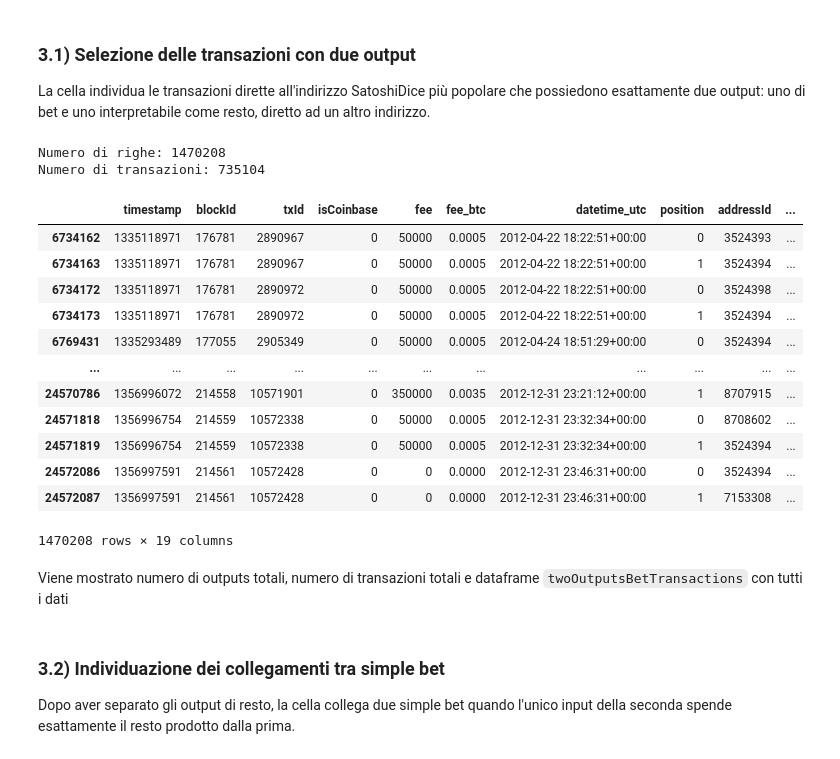
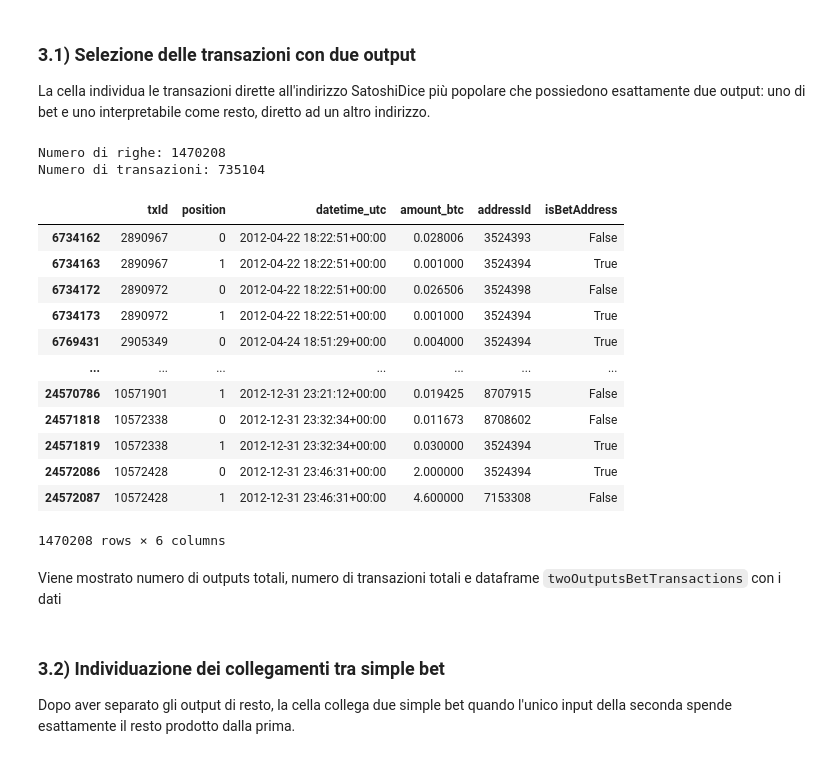
Before and after one commit to ArcticWrr/BetFlow, a Jupyter notebook: progetto_BetFlow.ipynb, the cells around one changed output. Cells and saved outputs as stored; diff of their text form; code cells hidden in the pictures.

```diff
--- a/progetto_BetFlow.ipynb
+++ b/progetto_BetFlow.ipynb
@@ -62,7 +61,8 @@ DATASETS = {
     "transactions": {
         "path": RAW_DATA_DIR / "transactions.csv",
         "sep": ",",
-        "columns": ["timestamp", "blockId", "txId", "isCoinbase", "fee"],
+        "columns": ["timestamp", "blockId", "txId",
+                    "isCoinbase", "fee"],
     },
     "inputs": {
         "path": RAW_DATA_DIR / "inputs.csv",
@@ -72,7 +72,8 @@ DATASETS = {
     "outputs": {
         "path": RAW_DATA_DIR / "outputs.csv",
         "sep": ",",
-        "columns": ["txId", "position", "addressId", "amount_satoshi", "scriptType"],
+        "columns": ["txId", "position", "addressId",
+                    "amount_satoshi", "scriptType"],
     },
     "address_mapping": {
         "path": RAW_DATA_DIR / "mapAddr2Ids8708820.csv",
@@ -86,7 +87,10 @@ print(f"Cartella progetto: {PROJECT_DIR}")
 print(
     "Modalità di caricamento: dataset completo"
     if FULL_VALIDATION
-    else f"Modalità di caricamento: campione di {SAMPLE_ROWS:,} righe per file"
+    else (
+        f"Modalità di caricamento: campione di"
+        f"{SAMPLE_ROWS:,} righe per file"
+    )
 )
 # %% [output]
 Cartella progetto: /Users/antoniofatticcioni/Desktop/Università/Lab_Web_Scraping/Progetto_Lab_web_scraping
@@ -695,8 +801,14 @@ Sono state eseguite le seguenti analisi per i tre indirizzi più popolari:
 # %% [markdown]
 Nella cella seguente sono stati ricavati i top 3 indirizzi di betting più popolari e vengono recuperate le statistiche delle transizioni di bet rivolte proprio a quegli indirizzi.
 # %%
-addressPopularity = satoshiTransactions.groupby(['Name','Address'])['txId'].nunique()
-top_3_names = addressPopularity.sort_values(ascending=False).head(3)
+addressPopularity = ( satoshiTransactions.groupby(
+    ['Name','Address'])
+    ['txId'].nunique()
+)
+top_3_names = (
+    addressPopularity.sort_values(ascending=False)
+    .head(3)
+)
 
 top_3_names_df = (
     top_3_names
@@ -711,6 +823,11 @@ top_3_names_stats = pd.merge(
     on='address',
     how='inner'
 )
-timeS_top_3_names_stats = top_3_names_stats.set_index('datetime_utc').sort_index()
-display(top_3_names_stats)
+timeS_top_3_names_stats = (
+    top_3_names_stats
+    .set_index('datetime_utc')
+    .sort_index())
+display(timeS_top_3_names_stats.loc[
+    :,["Name","txId","position","fee_btc","amount_btc","numberOfBets"]
+])
 # %% [output]
@@ -1125,7 +1265,12 @@ Viene mostrato quante di queste transazioni esistono e il loro dataframe, `singl
 
 La cella individua le transazioni dirette all'indirizzo SatoshiDice più popolare che possiedono esattamente due output: uno di bet e uno interpretabile come resto, diretto ad un altro indirizzo.
 # %%
-most_popular_address = addressPopularity.sort_values(ascending=False).reset_index().head(1)
+most_popular_address = (
+    addressPopularity
+    .sort_values(ascending=False)
+    .reset_index()
+    .head(1)
+)
 
 mappingTransactionsOutput["isMostPopularAddress"] = (
     mappingTransactionsOutput["address"]
@@ -1153,50 +1298,54 @@ mappingTransactionsOutput["hasMostPopularAddress"] = (
     mappingTransactionsOutput
     .groupby("txId")["isMostPopularAddress"]
     .transform("any")
 )
 
 mappingTransactionsOutput["hasBothBetAddresses"] = (
     mappingTransactionsOutput
     .groupby("txId")["isBetAddress"]
     .transform("all")
 )
 
 twoOutputsBetTransactions = mappingTransactionsOutput.loc[
     (mappingTransactionsOutput["outputCount"] == 2)
     & (mappingTransactionsOutput["hasMostPopularAddress"])
     & ~(mappingTransactionsOutput["hasBothBetAddresses"])
 ].copy()
 
 print("Numero di righe:", len(twoOutputsBetTransactions))
 
 print(
     "Numero di transazioni:",
     twoOutputsBetTransactions["txId"].nunique()
 )
 
 display(twoOutputsBetTransactions.sort_values(
     by=["txId","position"],
     ascending=True
-))
+    ).loc[
+        :,["txId","position","datetime_utc",
+           "amount_btc","addressId","isBetAddress"]
+    ]
+       )
 # %% [output]
 Numero di righe: 1470208
 Numero di transazioni: 735104
-|  | timestamp | blockId | txId | isCoinbase | fee | fee_btc | datetime_utc | position | addressId | ... |
-| 6734162 | 1335118971 | 176781 | 2890967 | 0 | 50000 | 0.0005 | 2012-04-22 18:22:51+00:00 | 0 | 3524393 | ... |
-| 6734163 | 1335118971 | 176781 | 2890967 | 0 | 50000 | 0.0005 | 2012-04-22 18:22:51+00:00 | 1 | 3524394 | ... |
-| 6734172 | 1335118971 | 176781 | 2890972 | 0 | 50000 | 0.0005 | 2012-04-22 18:22:51+00:00 | 0 | 3524398 | ... |
-| 6734173 | 1335118971 | 176781 | 2890972 | 0 | 50000 | 0.0005 | 2012-04-22 18:22:51+00:00 | 1 | 3524394 | ... |
-| 6769431 | 1335293489 | 177055 | 2905349 | 0 | 50000 | 0.0005 | 2012-04-24 18:51:29+00:00 | 0 | 3524394 | ... |
-| ... | ... | ... | ... | ... | ... | ... | ... | ... | ... | ... |
-| 24570786 | 1356996072 | 214558 | 10571901 | 0 | 350000 | 0.0035 | 2012-12-31 23:21:12+00:00 | 1 | 8707915 | ... |
-| 24571818 | 1356996754 | 214559 | 10572338 | 0 | 50000 | 0.0005 | 2012-12-31 23:32:34+00:00 | 0 | 8708602 | ... |
-| 24571819 | 1356996754 | 214559 | 10572338 | 0 | 50000 | 0.0005 | 2012-12-31 23:32:34+00:00 | 1 | 3524394 | ... |
-| 24572086 | 1356997591 | 214561 | 10572428 | 0 | 0 | 0.0000 | 2012-12-31 23:46:31+00:00 | 0 | 3524394 | ... |
-| 24572087 | 1356997591 | 214561 | 10572428 | 0 | 0 | 0.0000 | 2012-12-31 23:46:31+00:00 | 1 | 7153308 | ... |
+|  | txId | position | datetime_utc | amount_btc | addressId | isBetAddress |
+| 6734162 | 2890967 | 0 | 2012-04-22 18:22:51+00:00 | 0.028006 | 3524393 | False |
+| 6734163 | 2890967 | 1 | 2012-04-22 18:22:51+00:00 | 0.001000 | 3524394 | True |
+| 6734172 | 2890972 | 0 | 2012-04-22 18:22:51+00:00 | 0.026506 | 3524398 | False |
+| 6734173 | 2890972 | 1 | 2012-04-22 18:22:51+00:00 | 0.001000 | 3524394 | True |
+| 6769431 | 2905349 | 0 | 2012-04-24 18:51:29+00:00 | 0.004000 | 3524394 | True |
+| ... | ... | ... | ... | ... | ... | ... |
+| 24570786 | 10571901 | 1 | 2012-12-31 23:21:12+00:00 | 0.019425 | 8707915 | False |
+| 24571818 | 10572338 | 0 | 2012-12-31 23:32:34+00:00 | 0.011673 | 8708602 | False |
+| 24571819 | 10572338 | 1 | 2012-12-31 23:32:34+00:00 | 0.030000 | 3524394 | True |
+| 24572086 | 10572428 | 0 | 2012-12-31 23:46:31+00:00 | 2.000000 | 3524394 | True |
+| 24572087 | 10572428 | 1 | 2012-12-31 23:46:31+00:00 | 4.600000 | 7153308 | False |
-1470208 rows × 19 columns
+1470208 rows × 6 columns
 # %% [markdown]
  Viene mostrato numero di outputs totali, numero di transazioni totali e dataframe `twoOutputsBetTransactions`
- con tutti i dati
+ con i dati
 # %% [markdown]
 ### 3.2) Individuazione dei collegamenti tra simple bet
 
```
Also changed, not shown: parts of 22 cells of this notebook, 4 other files.
